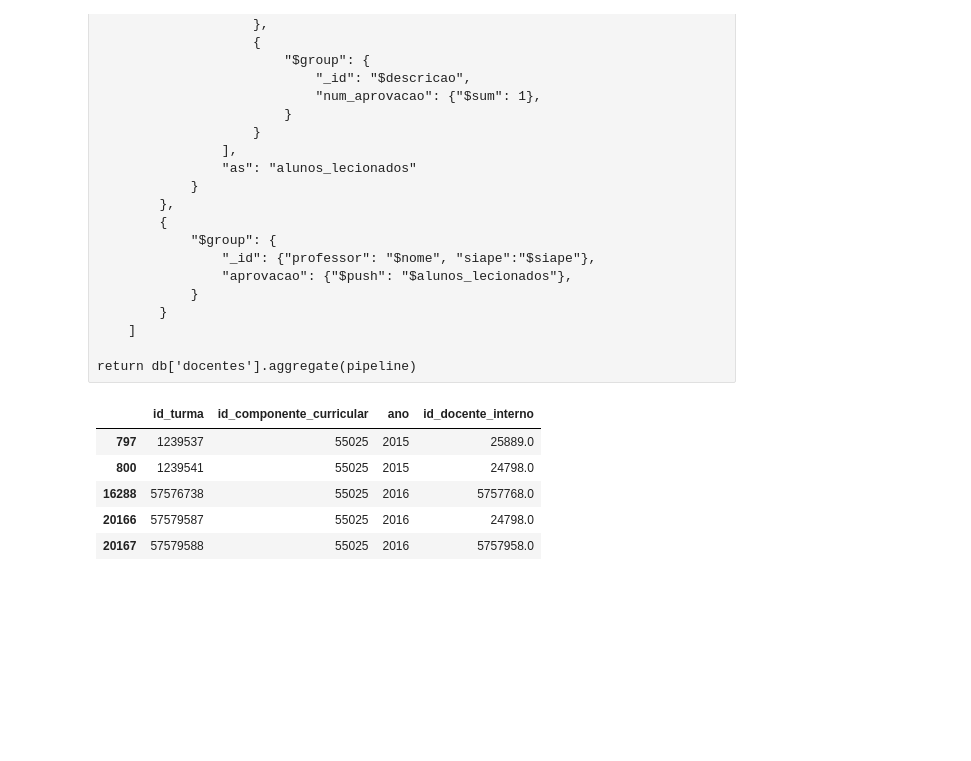
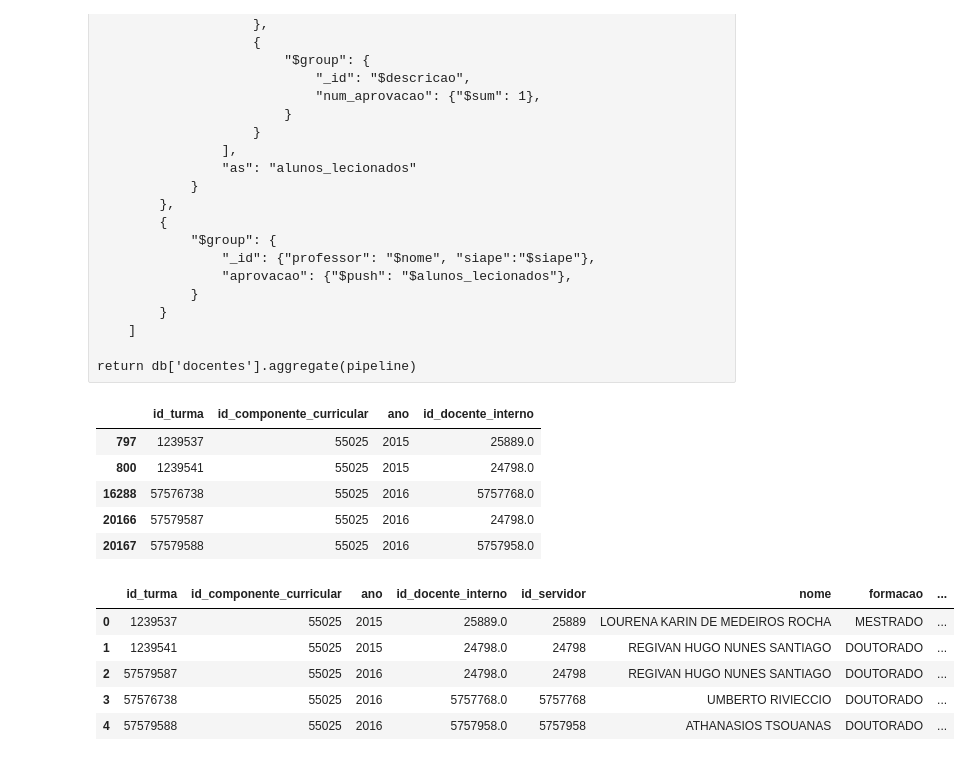
Before and after one commit to itepifanio/analiseDadosUfrn, a Jupyter notebook: Taxa de aprovação dos professores do IMD.ipynb, the cells around one changed output. Cells and saved outputs as stored; diff of their text form; code cells hidden in the pictures; blank space fills up the shorter version.

```diff
--- a/Taxa de aprovação dos professores do IMD.ipynb
+++ b/Taxa de aprovação dos professores do IMD.ipynb
@@ -365,3 +372,12 @@ turmas_filtradas.head()
 | 16288 | 57576738 | 55025 | 2016 | 5757768.0 |
 | 20166 | 57579587 | 55025 | 2016 | 24798.0 |
 | 20167 | 57579588 | 55025 | 2016 | 5757958.0 |
+# %%
+teste.head()
+# %% [output]
+|  | id_turma | id_componente_curricular | ano | id_docente_interno | id_servidor | nome | formacao | ... |
+| 0 | 1239537 | 55025 | 2015 | 25889.0 | 25889 | LOURENA KARIN DE MEDEIROS ROCHA | MESTRADO | ... |
+| 1 | 1239541 | 55025 | 2015 | 24798.0 | 24798 | REGIVAN HUGO NUNES SANTIAGO | DOUTORADO | ... |
+| 2 | 57579587 | 55025 | 2016 | 24798.0 | 24798 | REGIVAN HUGO NUNES SANTIAGO | DOUTORADO | ... |
+| 3 | 57576738 | 55025 | 2016 | 5757768.0 | 5757768 | UMBERTO RIVIECCIO | DOUTORADO | ... |
+| 4 | 57579588 | 55025 | 2016 | 5757958.0 | 5757958 | ATHANASIOS TSOUANAS | DOUTORADO | ... |
```
Also changed, not shown: parts of 5 cells of this notebook.
